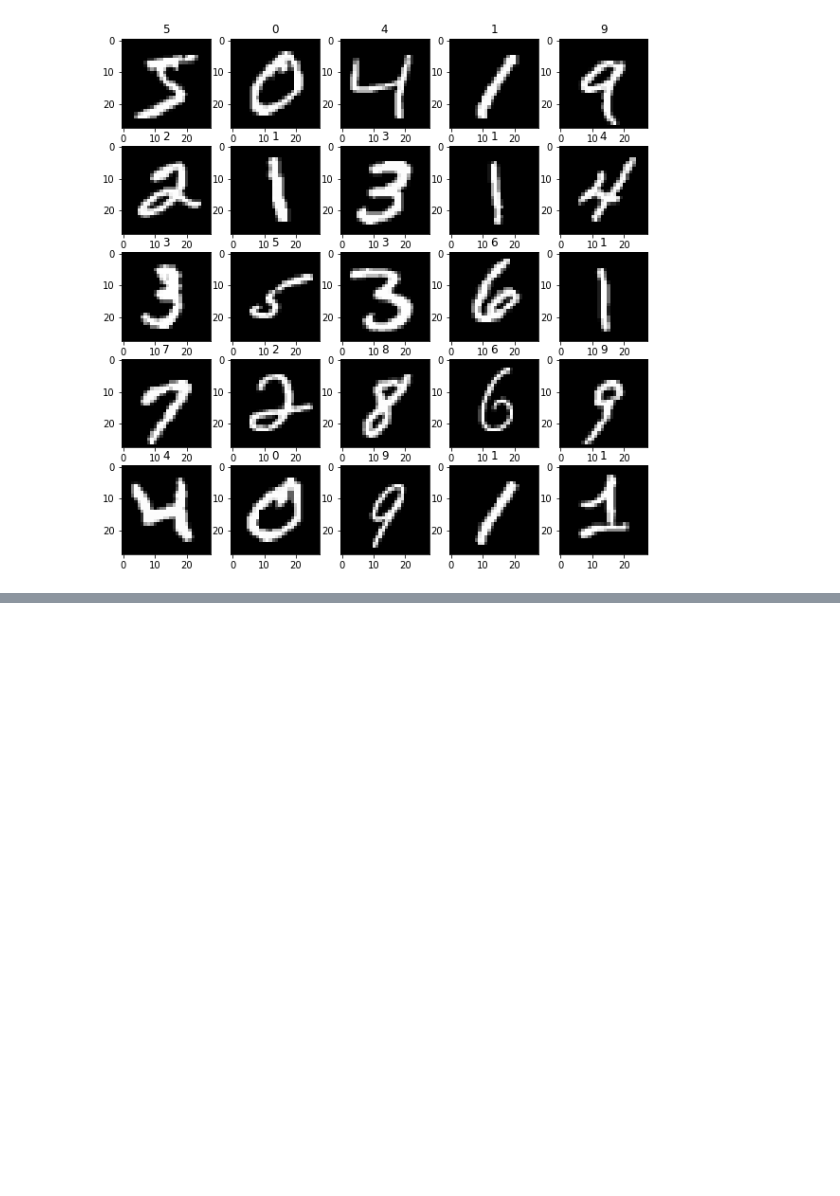
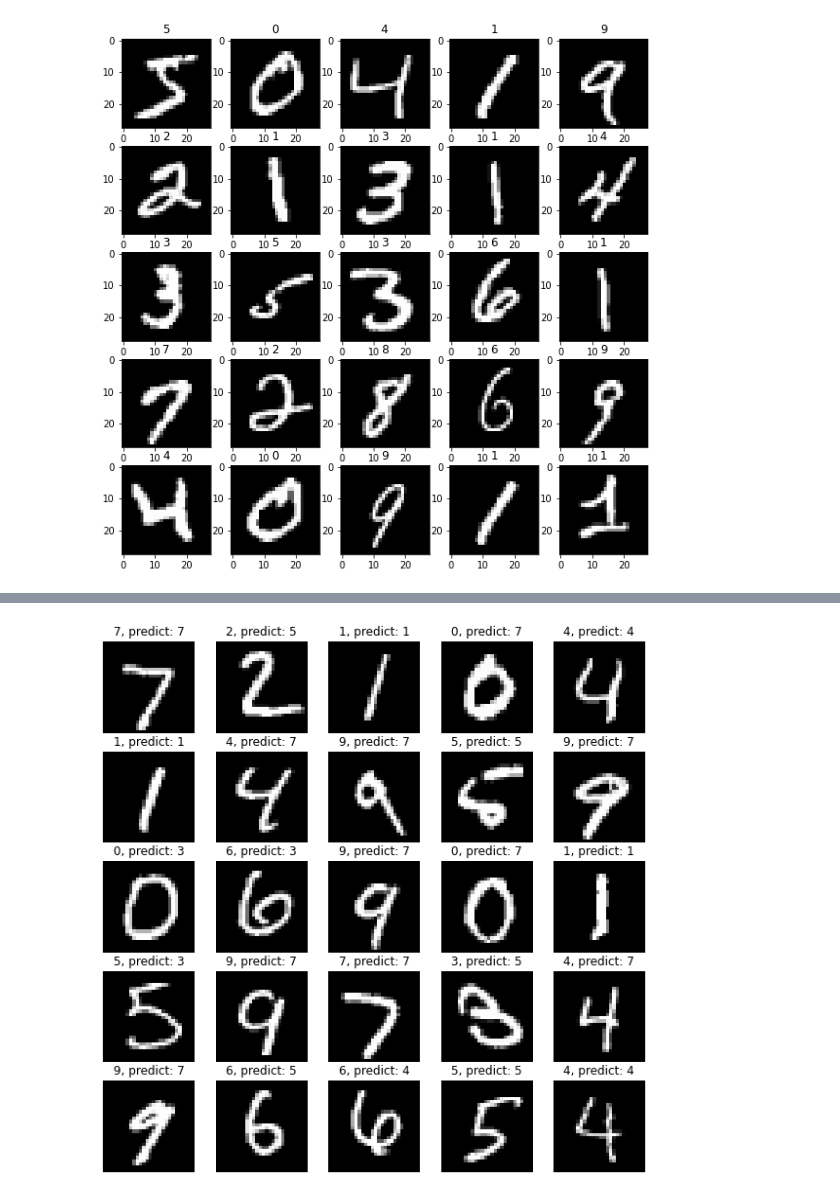
Before and after one commit to TrickyWhiteCat/ml_lib, a Jupyter notebook: testing.ipynb, the cells around one changed output, grey strips where cells are left out. Drawn from its saved outputs; the diff is of its cells as text; code cells hidden in the pictures; blank space fills up the shorter version.

```diff
--- a/testing.ipynb
+++ b/testing.ipynb
@@ -158,0 +160,19 @@ learning_curve(x_train, y_train, x_test, y_test, lambda_ = 1)
+# %%
+from logistic_regression import LogisticRegression
+lr = LogisticRegression()
+lr.set_x(x_train)
+lr.set_y(y_train)
+lr.set_lambda(0.1)
+lr.set_iter_num(50)
+lr.set_scaling_method('standardize')
+lr.fit()
+# %%
+plt.figure(figsize = (10, 10))
+for i in range(25):
+    plt.subplot(5, 5, i + 1)
+    id = random.randint(0, len(x_test))
+    plt.axis('off')
+    plt.imshow(x_test[i], cmap = 'gray')
+    plt.title('{}, predict: {}'.format(y_test[i], lr.predict(x_test[i])))
+# %% [output]
+[figure, added]
```
Also changed, not shown: parts of 6 cells of this notebook, 3 other files.
